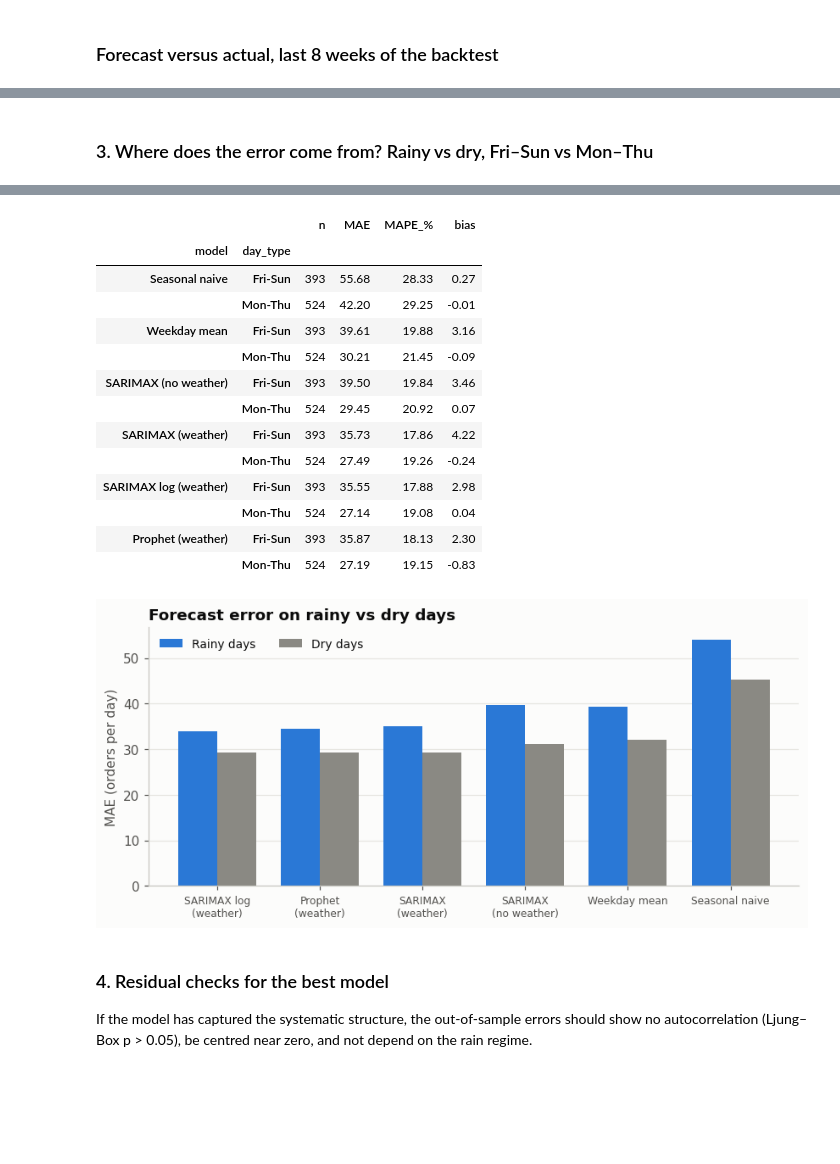
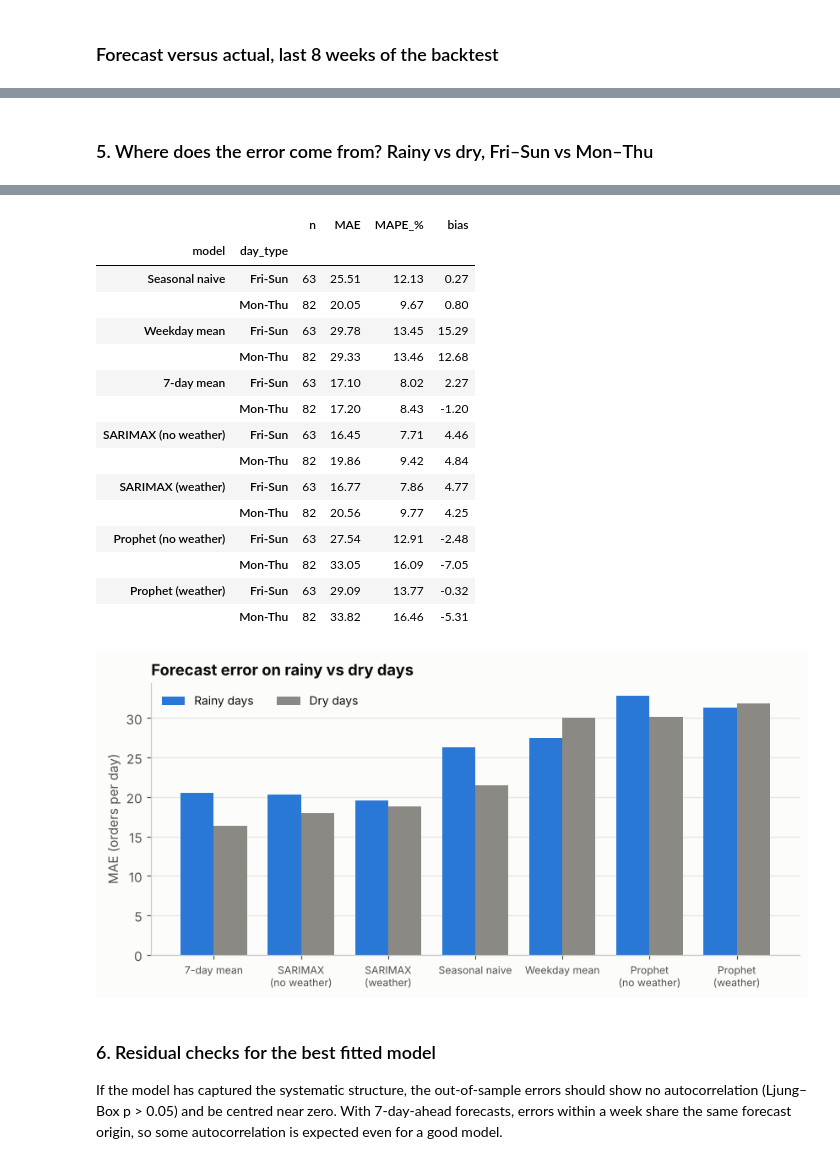
Before and after one commit to priyagarnet20-ops/weather-food-orders, a Jupyter notebook: notebooks/07_timeseries.ipynb, the cells around one changed output, grey strips where cells are left out. Drawn from its saved outputs; the diff is of its cells as text; code cells hidden in the pictures; blank space fills up the shorter version.

```diff
--- a/notebooks/07_timeseries.ipynb
+++ b/notebooks/07_timeseries.ipynb
@@ -162,8 +244,0 @@ to use a weather forecast, so the accuracy below is an upper bound for the weath
-# %%
-init = df.iloc[:INITIAL]
-spec_w, tab_w = F.select_sarimax_order(init, weather=True)
-spec_l, tab_l = F.select_sarimax_order(init, weather=True, log=True)
-spec_n, tab_n = F.select_sarimax_order(init, weather=False)
-for name, tab in [("SARIMAX (weather)", tab_w), ("SARIMAX log (weather)", tab_l), ("SARIMAX (no weather)", tab_n)]:
-    print(name, "- three lowest AIC candidates (chosen on the first", INITIAL, "days only)")
-    display(tab.head(3).round(1))
@@ -238,13 +320,15 @@ model's own 80 % prediction interval (should be near 80).
 # %%
-M = F.metrics(fc).sort_values("MAE")
+mean_orders = float(fc.drop_duplicates("date")["y"].mean())
+M["MAE_%_of_mean"] = M["MAE"] / mean_orders * 100
 base = M.loc["Weekday mean", "MAE"]
 M["MAE vs weekday mean, %"] = (M["MAE"] / base - 1) * 100
 display(M.round(2))
 M.round(3).to_csv(RES / "metrics_overall.csv")
+print(f"mean daily orders over the scored days: {mean_orders:.1f}")
 
-fig, ax = plt.subplots(figsize=(8, 3.4))
+fig, ax = plt.subplots(figsize=(8, 3.6))
 order = M.index[::-1]
-cols = [S.C["gray"] if m in ("Seasonal naive", "Weekday mean") else S.C["blue"] for m in order]
+cols = [S.C["gray"] if m in ("Seasonal naive", "Weekday mean", "7-day mean") else S.C["blue"] for m in order]
 bars = ax.barh(order, M.loc[order, "MAE"], color=cols, height=0.62)
 for b, v in zip(bars, M.loc[order, "MAE"]):
     ax.text(v + 0.4, b.get_y() + b.get_height() / 2, f"{v:.1f}", va="center", color=S.C["ink"], fontsize=9)
@@ -268,11 +355,11 @@ includes 0 means the data cannot separate the two.
 # %%
-best_model = M.index[0]
 pairs = [
+    (best_model, "7-day mean"),
     (best_model, "Weekday mean"),
     (best_model, "Seasonal naive"),
     ("SARIMAX (weather)", "SARIMAX (no weather)"),
-    ("Prophet (weather)", "SARIMAX (weather)"),
-    ("SARIMAX log (weather)", "SARIMAX (weather)"),
+    ("Prophet (weather)", "Prophet (no weather)"),
+    ("SARIMAX (no weather)", "Prophet (no weather)"),
 ]
 seen, rows = set(), []
 for a, b in pairs:
@@ -292,0 +428,19 @@ display(B.round(2)); B.round(3).to_csv(RES / "bootstrap_comparisons.csv", index=
+# %%
+modelsB, chosenB, _ = build_models(hist.iloc[:N_PREFIX + INITIAL])
+display(chosenB.round(1))
+fcB = F.rolling_origin(hist, modelsB, initial=N_PREFIX + INITIAL, horizon=HORIZON, step=STEP, verbose=False)
+assert set(fcB["date"]) == set(fc["date"]) and (fcB["date"].map(real["is_synthetic"]) == 0).all(), "scored days must be the same real days"
+fcB.to_csv(RES / "backtest_forecasts_synthetic_history.csv", index=False)
+
+MB = F.metrics(fcB)
+cmp_ = pd.DataFrame({"MAE real-only training": M["MAE"], "MAE with synthetic history": MB["MAE"].reindex(M.index)})
+cmp_["change"] = cmp_["MAE with synthetic history"] - cmp_["MAE real-only training"]
+rowsB = []
+for m in [x for x in M.index if x not in ("Seasonal naive", "7-day mean")]:
+    a = fcB[fcB["model"] == m].assign(model=f"{m} + synthetic")
+    both = pd.concat([fc[fc["model"] == m], a])
+    r_ = F.paired_bootstrap_mae_diff(both, f"{m} + synthetic", m)
+    rowsB.append({"model": m, "ci95_low": r_["ci95"][0], "ci95_high": r_["ci95"][1]})
+cmp_ = cmp_.join(pd.DataFrame(rowsB).set_index("model"))
+cmp_["separable"] = np.where((cmp_["ci95_low"] > 0) | (cmp_["ci95_high"] < 0), "yes", np.where(cmp_["ci95_low"].isna(), "", "no"))
+display(cmp_.round(2)); cmp_.round(3).to_csv(RES / "metrics_synthetic_history.csv")
@@ -293,7 +462,7 @@ display(B.round(2)); B.round(3).to_csv(RES / "bootstrap_comparisons.csv", index=
 # %% [markdown]
-### 3. Where does the error come from? Rainy vs dry, Fri–Sun vs Mon–Thu
+### 5. Where does the error come from? Rainy vs dry, Fri–Sun vs Mon–Thu
 # %%
-fcx = F.add_context(fc, df)
+fcx = F.add_context(fc, real)
 seg_rain = F.metrics(fcx, by=["rain"])
 seg_day = F.metrics(fcx, by=["day_type"])
 display(seg_rain[["n", "MAE", "MAPE_%", "bias"]].round(2))
@@ -301,7 +470,7 @@ display(seg_day[["n", "MAE", "MAPE_%", "bias"]].round(2))
 pd.concat({"rain": seg_rain, "day_type": seg_day}).round(3).to_csv(RES / "metrics_by_segment.csv")
 
 pr = seg_rain["MAE"].unstack("rain").loc[M.index]
-fig, ax = plt.subplots(figsize=(9, 3.6))
+fig, ax = plt.subplots(figsize=(9, 3.8))
 x = np.arange(len(pr)); w = 0.38
 ax.bar(x - w/2, pr["rainy"], w, color=S.C["blue"], label="Rainy days")
 ax.bar(x + w/2, pr["dry"], w, color=S.C["gray"], label="Dry days")
@@ -326,20 +497,23 @@ save(fig, "fig07_error_rain_dry"); plt.show()
 |  |  | n | MAE | MAPE_% | bias |
 | model | day_type |  |  |  |  |
-| Seasonal naive | Fri-Sun | 393 | 55.68 | 28.33 | 0.27 |
-|  | Mon-Thu | 524 | 42.20 | 29.25 | -0.01 |
-| Weekday mean | Fri-Sun | 393 | 39.61 | 19.88 | 3.16 |
-|  | Mon-Thu | 524 | 30.21 | 21.45 | -0.09 |
-| SARIMAX (no weather) | Fri-Sun | 393 | 39.50 | 19.84 | 3.46 |
-|  | Mon-Thu | 524 | 29.45 | 20.92 | 0.07 |
-| SARIMAX (weather) | Fri-Sun | 393 | 35.73 | 17.86 | 4.22 |
-|  | Mon-Thu | 524 | 27.49 | 19.26 | -0.24 |
-| SARIMAX log (weather) | Fri-Sun | 393 | 35.55 | 17.88 | 2.98 |
-|  | Mon-Thu | 524 | 27.14 | 19.08 | 0.04 |
-| Prophet (weather) | Fri-Sun | 393 | 35.87 | 18.13 | 2.30 |
-|  | Mon-Thu | 524 | 27.19 | 19.15 | -0.83 |
+| Seasonal naive | Fri-Sun | 63 | 25.51 | 12.13 | 0.27 |
+|  | Mon-Thu | 82 | 20.05 | 9.67 | 0.80 |
+| Weekday mean | Fri-Sun | 63 | 29.78 | 13.45 | 15.29 |
+|  | Mon-Thu | 82 | 29.33 | 13.46 | 12.68 |
+| 7-day mean | Fri-Sun | 63 | 17.10 | 8.02 | 2.27 |
+|  | Mon-Thu | 82 | 17.20 | 8.43 | -1.20 |
+| SARIMAX (no weather) | Fri-Sun | 63 | 16.45 | 7.71 | 4.46 |
+|  | Mon-Thu | 82 | 19.86 | 9.42 | 4.84 |
+| SARIMAX (weather) | Fri-Sun | 63 | 16.77 | 7.86 | 4.77 |
+|  | Mon-Thu | 82 | 20.56 | 9.77 | 4.25 |
+| Prophet (no weather) | Fri-Sun | 63 | 27.54 | 12.91 | -2.48 |
+|  | Mon-Thu | 82 | 33.05 | 16.09 | -7.05 |
+| Prophet (weather) | Fri-Sun | 63 | 29.09 | 13.77 | -0.32 |
+|  | Mon-Thu | 82 | 33.82 | 16.46 | -5.31 |
-[figure, old version]
+[figure, new version]
 # %% [markdown]
-### 4. Residual checks for the best model
+### 6. Residual checks for the best fitted model
 If the model has captured the systematic structure, the out-of-sample errors should show no autocorrelation
-(Ljung–Box p > 0.05), be centred near zero, and not depend on the rain regime.
+(Ljung–Box p > 0.05) and be centred near zero. With 7-day-ahead forecasts, errors within a week share the same forecast origin, so
+some autocorrelation is expected even for a good model.
 # %%
```
Also changed, not shown: parts of 49 cells of this notebook, 20 other files.
